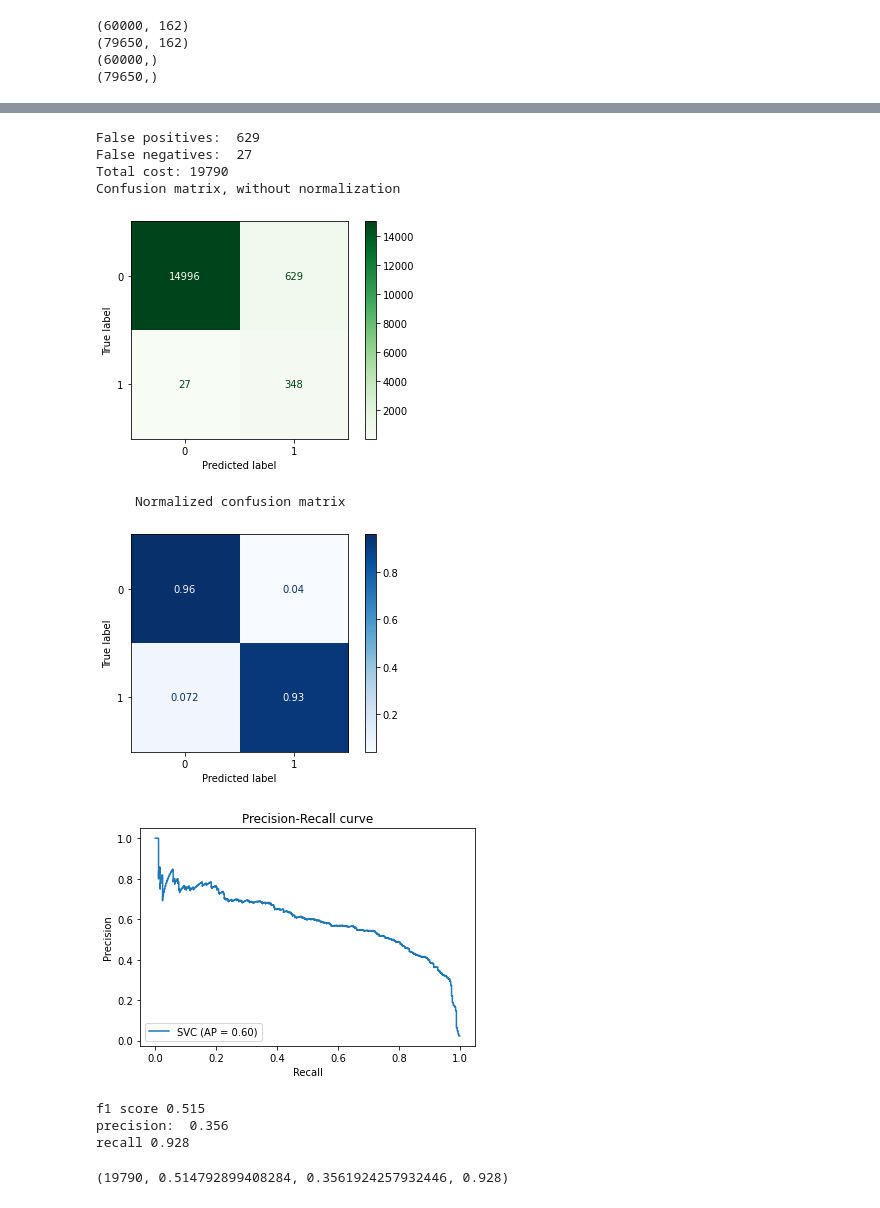
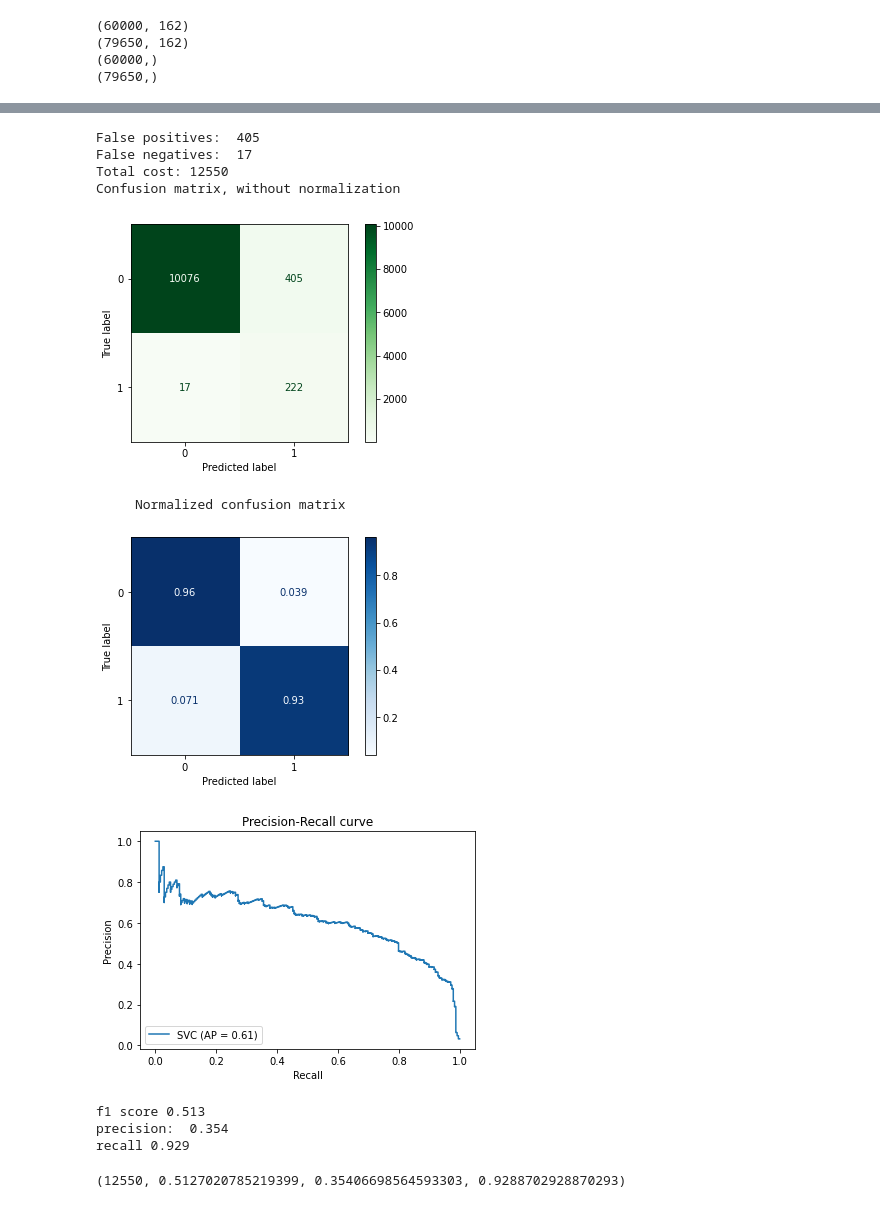
Before and after one commit to FranciscaAlliende/APS-Failure-at-Scania-Trucks, a Jupyter notebook: SMOTE.ipynb, the cells around one changed output, grey strips where cells are left out. Drawn from its saved outputs; the diff is of its cells as text; code cells hidden in the pictures.

```diff
--- a/SMOTE.ipynb
+++ b/SMOTE.ipynb
@@ -76,0 +72,9 @@ plt.show()
+# %%
+# choosing the number of neighbors k
+# divide de test set into validation and test
+X_test2, X_val, y_test2, y_val = train_test_split(X_test, y_test, test_size=0.33, random_state=333)
+
+print(X_val.shape)
+print(y_val.shape)
+print(X_test2.shape)
+print(y_test2.shape)
@@ -77,7 +122,7 @@ plt.show()
 # %%
 # Transform the training set
 # oversample
-k = 10
+k = 7
 over = SMOTE(sampling_strategy=0.6, k_neighbors=k)
 X_res, y_res = over.fit_resample(X_train, y_train)
 print("original")
@@ -160,22 +205,22 @@ recall 0.912
 # %%
 # SVM
 clf_SVM = svm.SVC()
 # training
 clf_SVM.fit(X_train_up, y_train_up.values)
 # prediction
-y_pred_SVM = clf_SVM.predict(X_test)
+y_pred_SVM = clf_SVM.predict(X_test2)
 # evaluation
-em. evaluation_metrics(y_pred_SVM, y_test, X_test, clf_SVM, c1=10, c2=500)
+em. evaluation_metrics(y_pred_SVM, y_test2, X_test2, clf_SVM, c1=10, c2=500)
 # %% [output]
-False positives:  629
-False negatives:  27
-Total cost: 19790
+False positives:  405
+False negatives:  17
+Total cost: 12550
 Confusion matrix, without normalization
-[figure, old version]
+[figure, new version]
      Normalized confusion matrix
 [figure]
-[figure, old version]
+[figure, new version]
-f1 score 0.515
-precision:  0.356
-recall 0.928
+f1 score 0.513
+precision:  0.354
+recall 0.929
-(19790, 0.514792899408284, 0.3561924257932446, 0.928)
+(12550, 0.5127020785219399, 0.35406698564593303, 0.9288702928870293)
```
Also changed, not shown: parts of 8 cells of this notebook.
